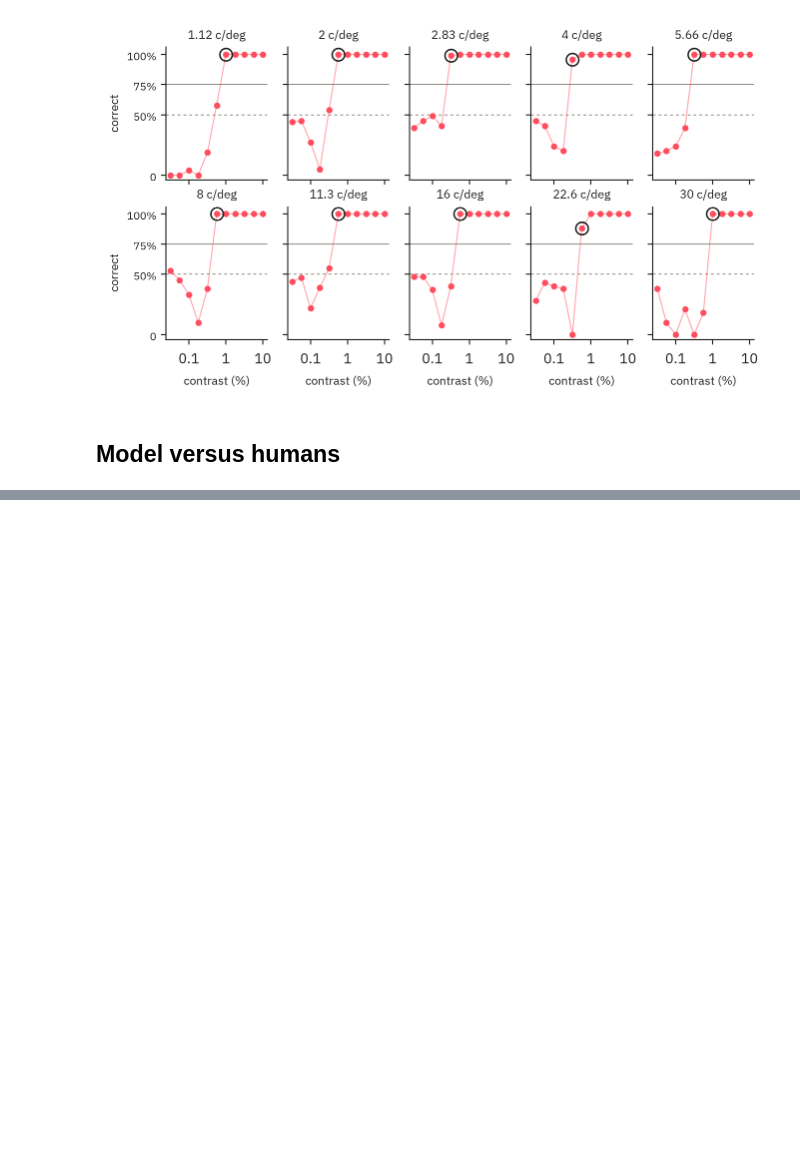
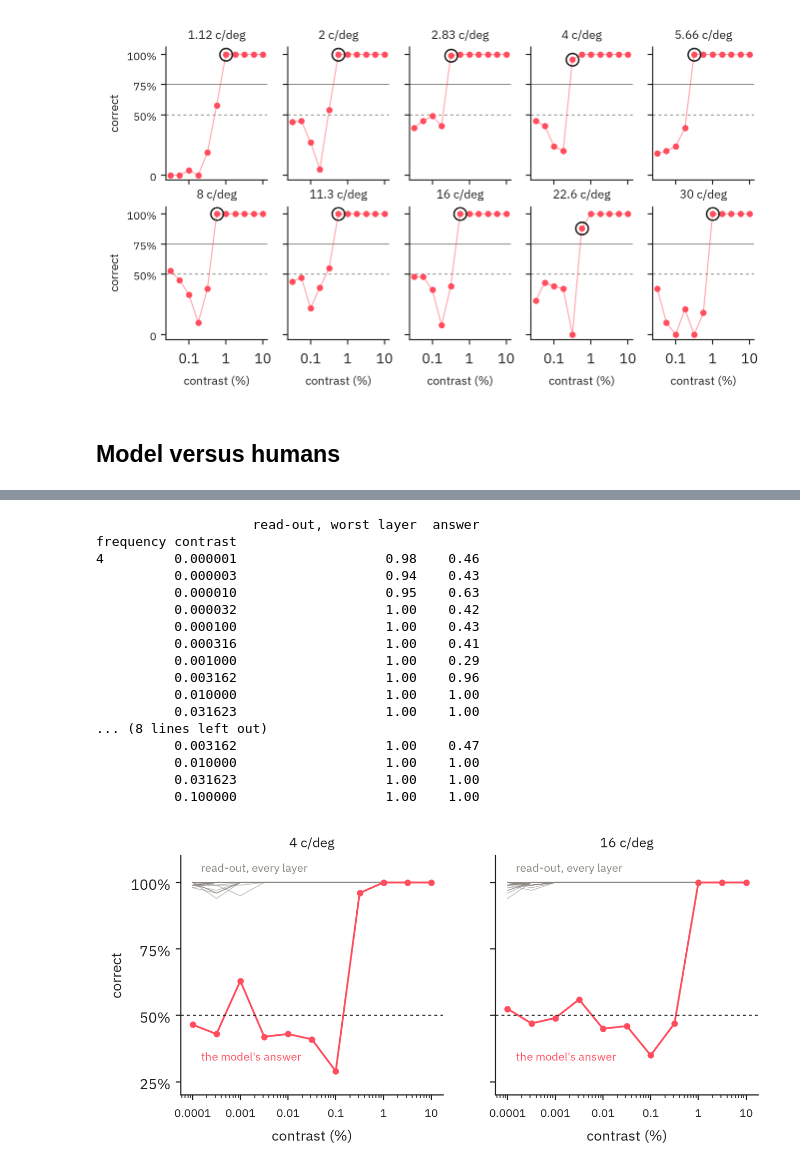
Before and after one commit to dgknzts/vlm-psychophysics, a Jupyter notebook: chapters/contrast_sensitivity/code/analysis.ipynb, the cells around one changed output, grey strips where cells are left out. Saved outputs shown, nothing was run; the diff lists cells and outputs as text; code cells hidden in the pictures; blank space fills up the shorter version.

```diff
--- a/chapters/contrast_sensitivity/code/analysis.ipynb
+++ b/chapters/contrast_sensitivity/code/analysis.ipynb
@@ -108,0 +131,26 @@ Image("../img/vlm_vs_modelfest.png")
+# %%
+readout = pd.read_csv("../data/layer_readout.csv")
+table = readout.pivot_table(index=["frequency", "contrast"], columns="layer", values="correct")
+layers = table.drop(columns=["answer", "language 0"])
+print(pd.DataFrame({"read-out, worst layer": layers.min(axis=1), "answer": table["answer"]}).round(2))
+figures.readout_figure("../img/vlm_readout.png", readout)
+Image("../img/vlm_readout.png", width=720)
+# %% [output]
+                    read-out, worst layer  answer
+frequency contrast
+4         0.000001                   0.98    0.46
+          0.000003                   0.94    0.43
+          0.000010                   0.95    0.63
+          0.000032                   1.00    0.42
+          0.000100                   1.00    0.43
+          0.000316                   1.00    0.41
+          0.001000                   1.00    0.29
+          0.003162                   1.00    0.96
+          0.010000                   1.00    1.00
+          0.031623                   1.00    1.00
+... (8 lines left out)
+          0.003162                   1.00    0.47
+          0.010000                   1.00    1.00
+          0.031623                   1.00    1.00
+          0.100000                   1.00    1.00
+[figure, added]
```
Also changed, not shown: parts of 4 cells of this notebook, 9 other files.
